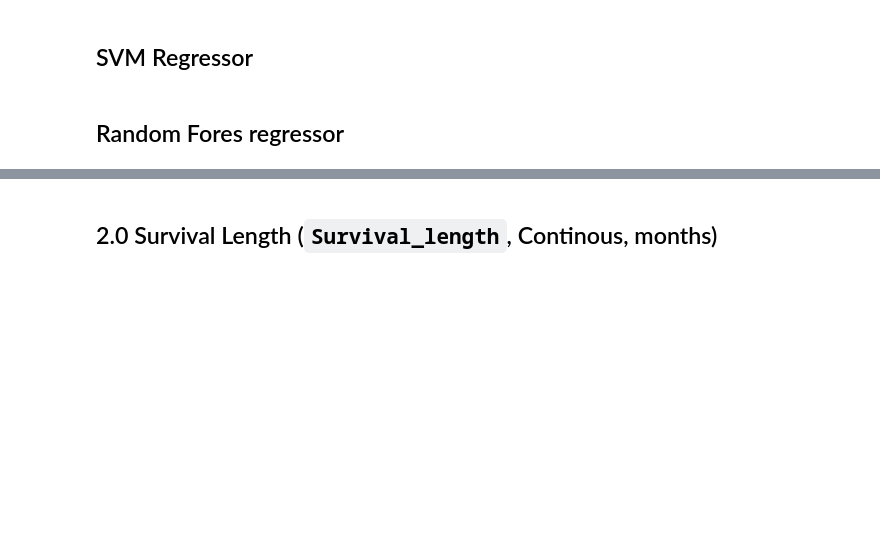
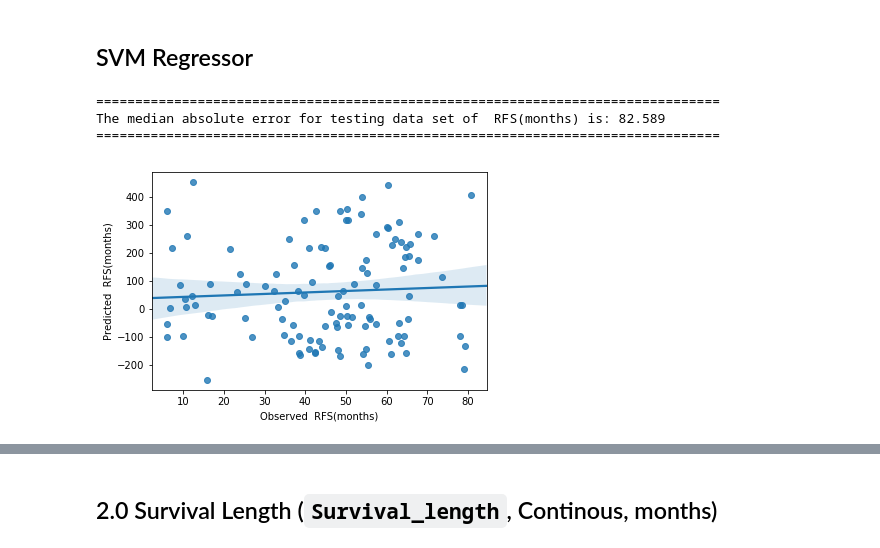
Before and after one commit to JCardenasRdz/Insights-into-the-I-SPY-clinical-trial, a Jupyter notebook: 3-Predictive_stats.ipynb, the cells around one changed output, grey strips where cells are left out. Cells and saved outputs as stored; diff of their text form; code cells hidden in the pictures; blank space fills up the shorter version.

```diff
--- a/3-Predictive_stats.ipynb
+++ b/3-Predictive_stats.ipynb
@@ -524,7 +552,10 @@ ElasticNet(X_train, y_train, X_test, y_test, outcome =' Recurrence-Free Survival
 # %% [markdown]
 ## SVM Regressor
 # %%
-svr(X_train, y_train, X_test, y_test, outcome =' Recurrence-Free Survival (months)')
+SVR = predictive_statistics.svr(X_train, y_train, X_test, y_test, outcome =' RFS(months)');
+# %% [output]
+================================================================================
+The median absolute error for testing data set of  RFS(months) is: 82.589
+================================================================================
+[figure, added]
-# %% [markdown]
-## Random Fores regressor
 # %%
```
Also changed, not shown: parts of 13 cells of this notebook, 2 other files.
